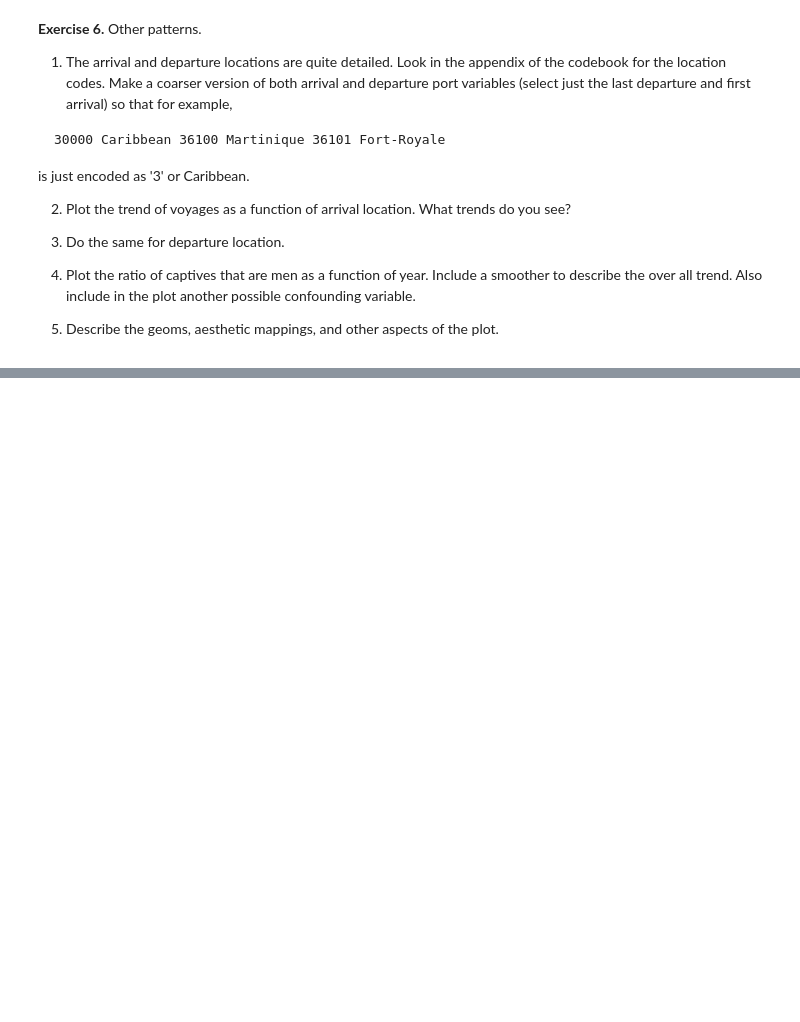
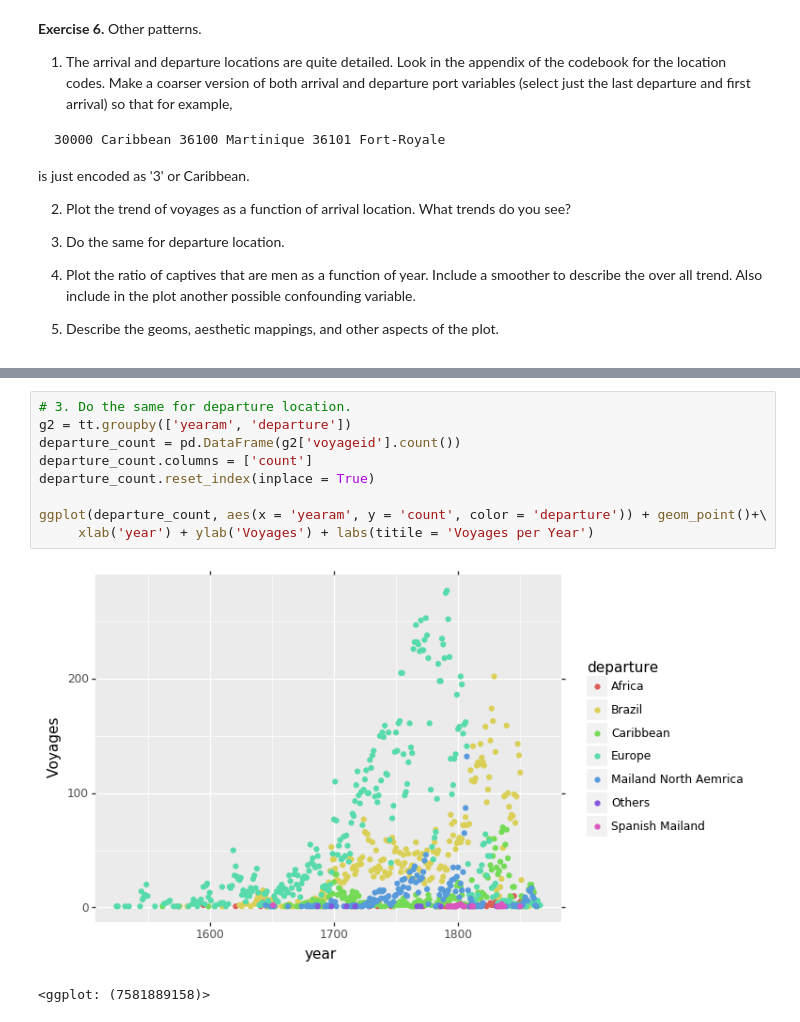
Before and after one commit to RyanYin04/MachineLearningPractice, a Jupyter notebook: 220_midterm/midterm.ipynb, the cells around one changed output, grey strips where cells are left out. Saved outputs shown, nothing was run; the diff lists cells and outputs as text; blank space fills up the shorter version.

```diff
--- a/220_midterm/midterm.ipynb
+++ b/220_midterm/midterm.ipynb
@@ -496,0 +480,12 @@ ggplot(arrival_count, aes(x = 'yearam', y = 'count', color = 'arrival_code')) +
+# %%
+# 3. Do the same for departure location.
+g2 = tt.groupby(['yearam', 'departure'])
+departure_count = pd.DataFrame(g2['voyageid'].count())
+departure_count.columns = ['count']
+departure_count.reset_index(inplace = True)
+
+ggplot(departure_count, aes(x = 'yearam', y = 'count', color = 'departure')) + geom_point()+\
+     xlab('year') + ylab('Voyages') + labs(titile = 'Voyages per Year')
+# %% [output]
+[figure, added]
+<ggplot: (7581889158)>
```
Also changed, not shown: parts of 4 cells of this notebook.
